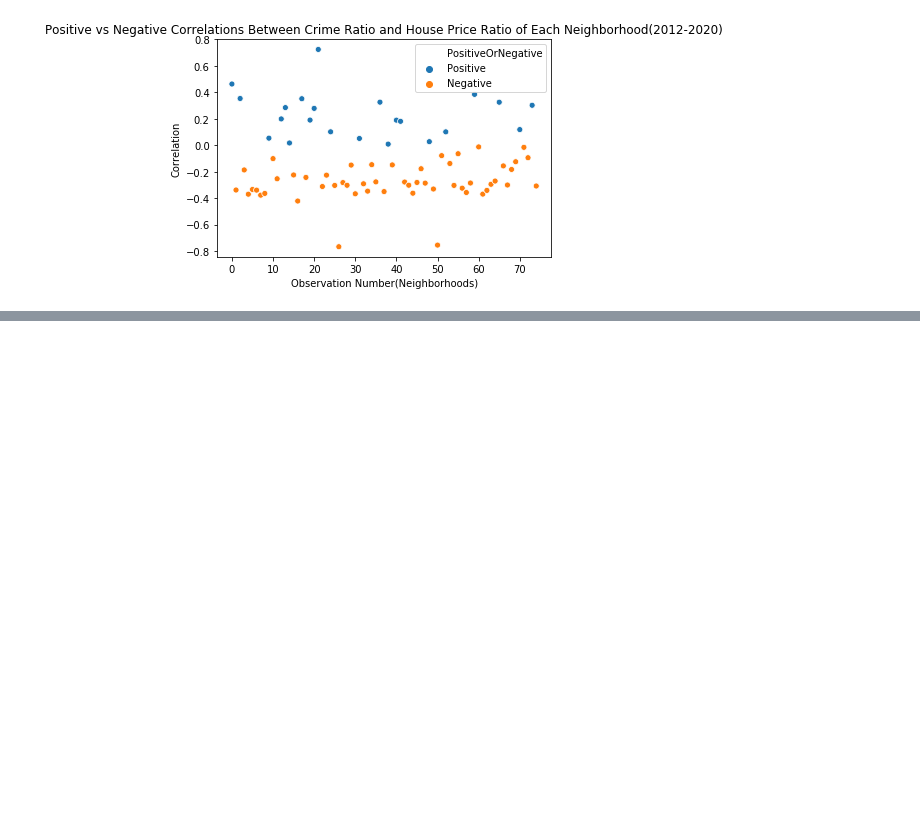
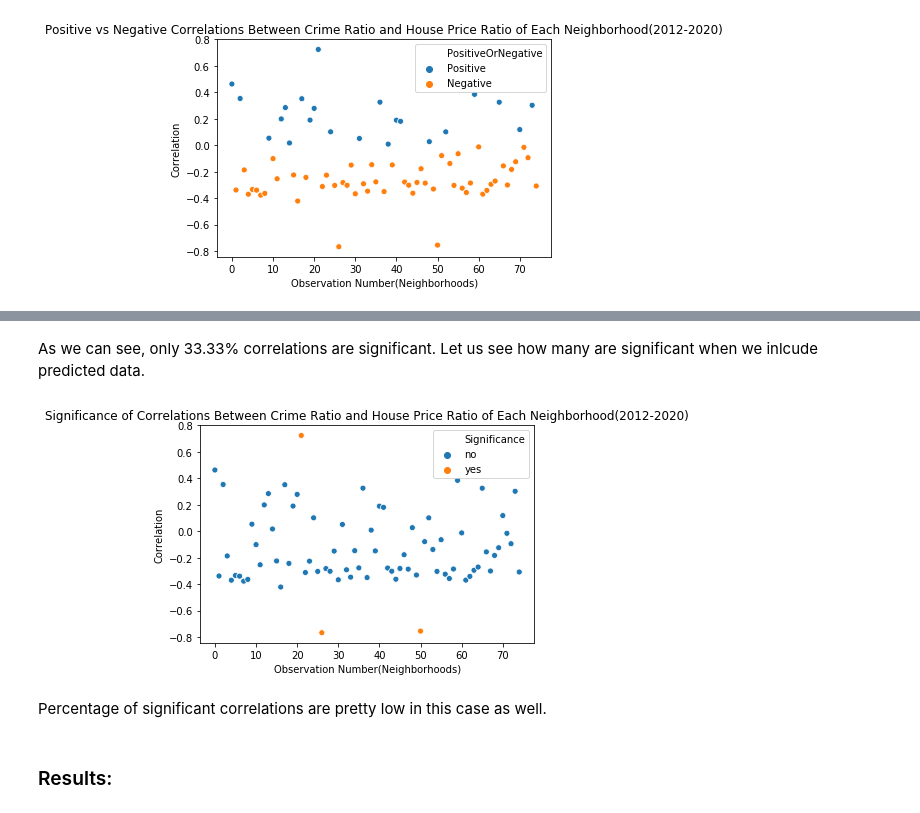
Before and after one commit to uic-cs418/cs418-project-team-asia, a Jupyter notebook: Final Project Report.ipynb, the cells around one changed output, grey strips where cells are left out. Drawn from its saved outputs; the diff is of its cells as text; code cells hidden in the pictures; blank space fills up the shorter version.

```diff
--- a/Final Project Report.ipynb
+++ b/Final Project Report.ipynb
@@ -177,0 +192,10 @@ PlotCorrelation(CorrelationsWithPredicted,'PositiveOrNegative','Positive vs Nega
+# %% [markdown]
+As we can see, only 33.33% correlations are significant. Let us see how many are significant when we inlcude predicted data.
+# %%
+PlotCorrelation(CorrelationsWithPredicted,'Significance','Significance of Correlations Between Crime Ratio and House Price Ratio of Each Neighborhood(2012-2020)')
+# %% [output]
+[figure, added]
+# %% [markdown]
+Percentage of significant correlations are pretty low in this case as well.
+# %% [markdown]
+### Results:
```
Also changed, not shown: parts of 3 cells of this notebook.
